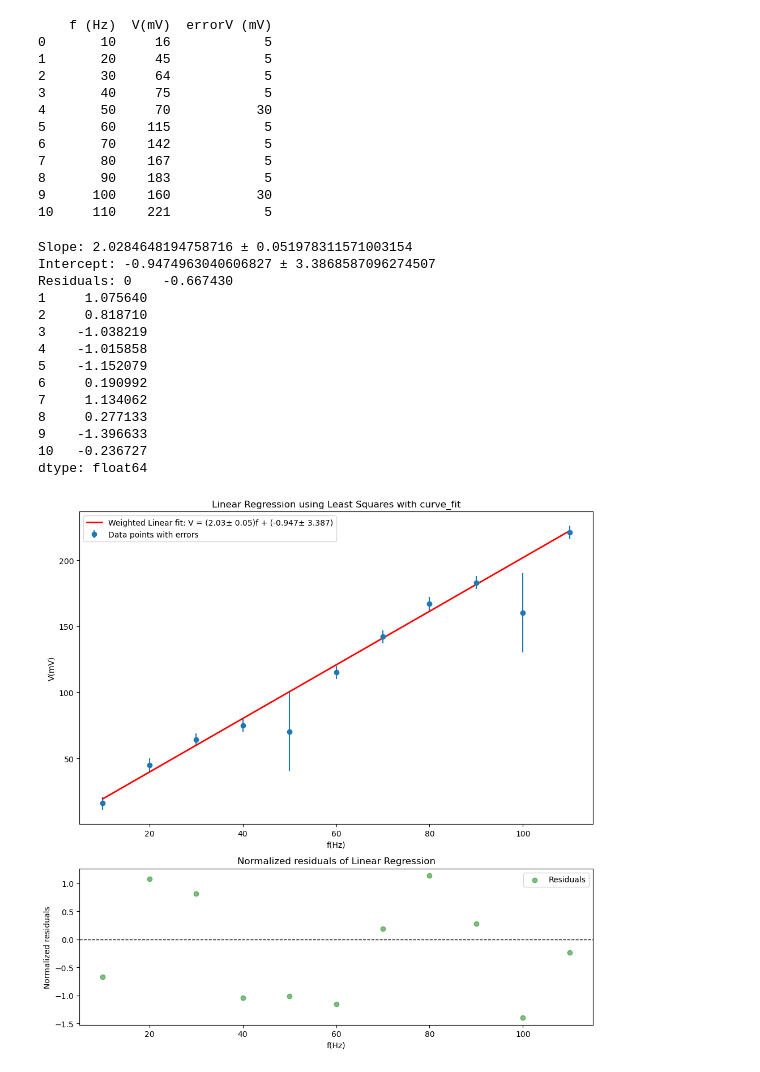
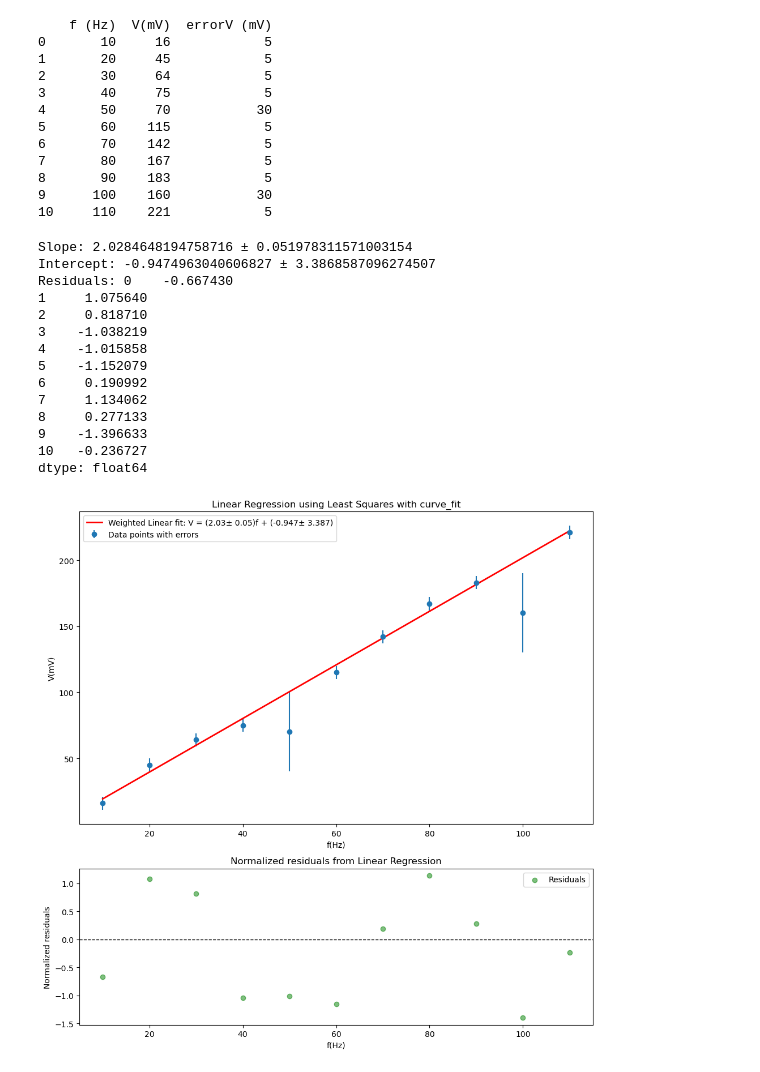
Before and after one commit to roelrou/Frequency_voltaje, a Jupyter notebook: Weighted_linear_regression_curve_fit.ipynb, the cells around one changed output. Saved outputs shown, nothing was run; the diff lists cells and outputs as text; code cells hidden in the pictures.

```diff
--- a/Weighted_linear_regression_curve_fit.ipynb
+++ b/Weighted_linear_regression_curve_fit.ipynb
@@ -65,32 +65,32 @@ ax1.set_ylabel('V(mV)')
 ax1.legend(loc='upper left')
 ax1.set_title('Linear Regression using Least Squares with curve_fit')
 
 # Plot normalized residuals
 ax2.scatter(x, residuals, color='green', alpha=0.5, label='Residuals')
 ax2.axhline(0, color='black', linewidth=1, linestyle='--')
 ax2.set_xlabel('f(Hz)')
 ax2.set_ylabel('Normalized residuals')
 ax2.legend(loc='upper right')
-ax2.set_title('Normalized residuals of Linear Regression')
+ax2.set_title('Normalized residuals from Linear Regression')
 
 plt.tight_layout()
 
 # Save the figure as a PDF file
 plt.savefig('Weighted_linear_regression_with_normalized_residuals_curve_fit.pdf', format='pdf')
 plt.show()
 # %% [output]
 Slope: 2.0284648194758716 ± 0.051978311571003154
 Intercept: -0.9474963040606827 ± 3.3868587096274507
 Residuals: 0    -0.667430
 1     1.075640
 2     0.818710
 3    -1.038219
 4    -1.015858
 5    -1.152079
 6     0.190992
 7     1.134062
 8     0.277133
 9    -1.396633
 10   -0.236727
 dtype: float64
-[figure, old version]
+[figure, new version]
```
Also changed, not shown: 3 other files.
